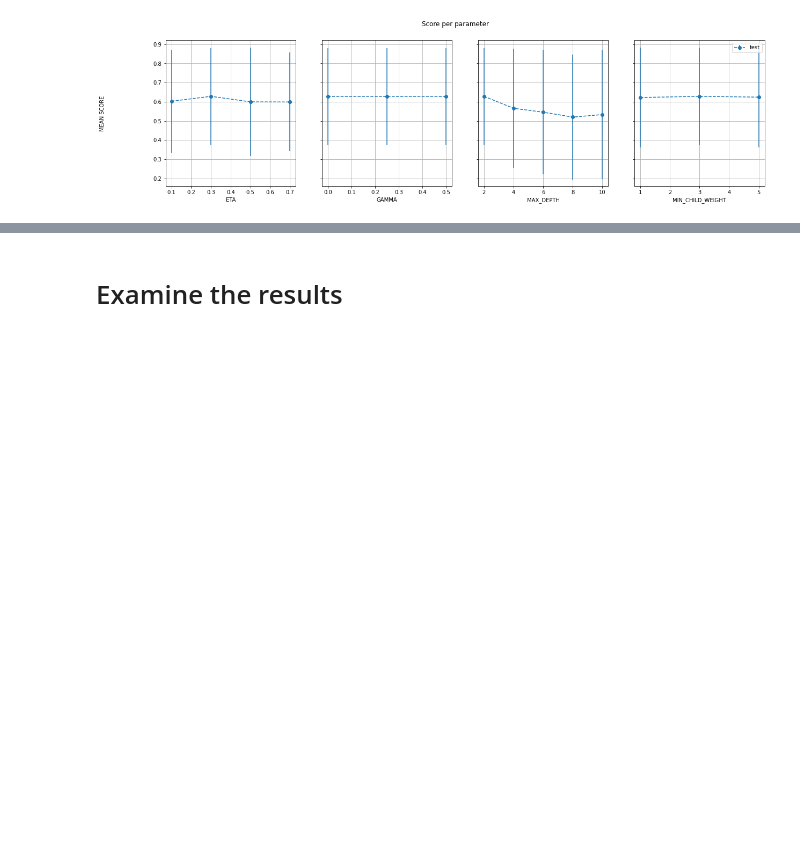
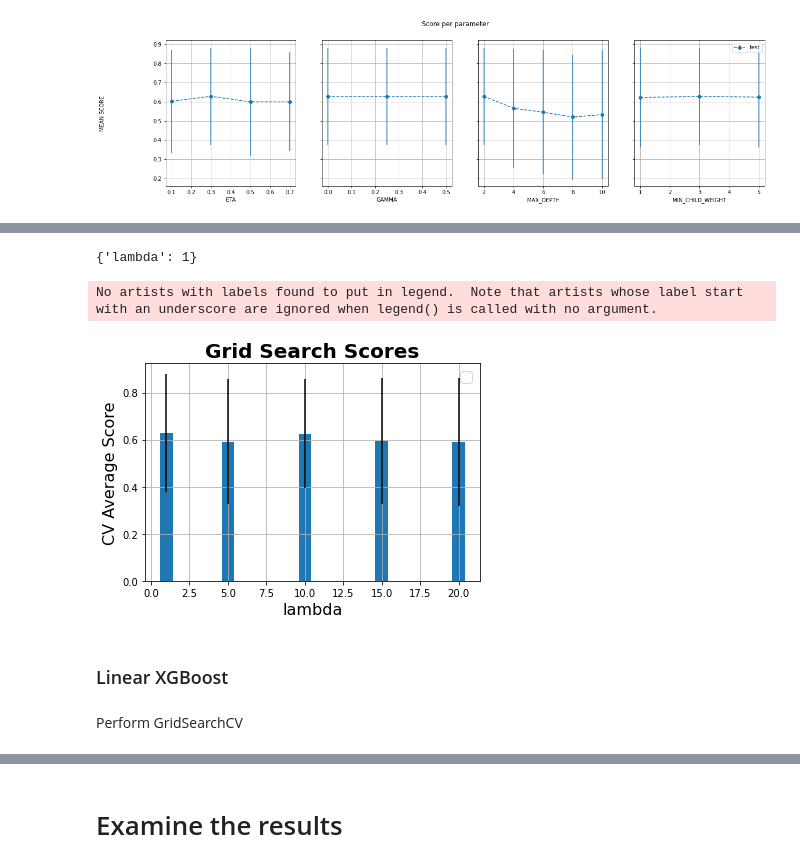
Before and after one commit to mikrzol/ML_bacteriophage_host_predicting, a Jupyter notebook: hyperparameter_tuning.ipynb, the cells around one changed output, grey strips where cells are left out. Drawn from its saved outputs; the diff is of its cells as text; code cells hidden in the pictures; blank space fills up the shorter version.

```diff
--- a/hyperparameter_tuning.ipynb
+++ b/hyperparameter_tuning.ipynb
@@ -423,0 +484,8 @@ mf.plot_all_gridsearch_results(clf_xgb)
+# %%
+xgb3 = XGBClassifier(booster='gbtree', reg_alpha= 0, gamma= 0.5, max_depth= 2, min_child_weight= 3)
+params = {
+    'lambda': [1, 5, 10, 15, 20]
+}
+# %%
+clf_xgb3 = GridSearchCV(xgb3, params, cv=logo, n_jobs=-1, scoring='f1', verbose=3)
+clf_xgb3.fit(X_learning, y_learning, groups=groups)
@@ -423,0 +511,11 @@ mf.plot_all_gridsearch_results(clf_xgb)
+# %%
+clf_xgb3.best_params_
+# %% [output]
+{'lambda': 1}
+# %%
+mf.plot_1_param_grid_search(clf_xgb3.cv_results_, params['lambda'], 'lambda')
+# %% [output]
+No artists with labels found to put in legend.  Note that artists whose label start with an underscore are ignored when legend() is called with no argument.
+[figure, added]
+# %% [markdown]
+### Linear XGBoost
@@ -423,0 +534,2 @@ mf.plot_all_gridsearch_results(clf_xgb)
+# %% [markdown]
+Perform GridSearchCV
```
Also changed, not shown: parts of 24 cells of this notebook.
